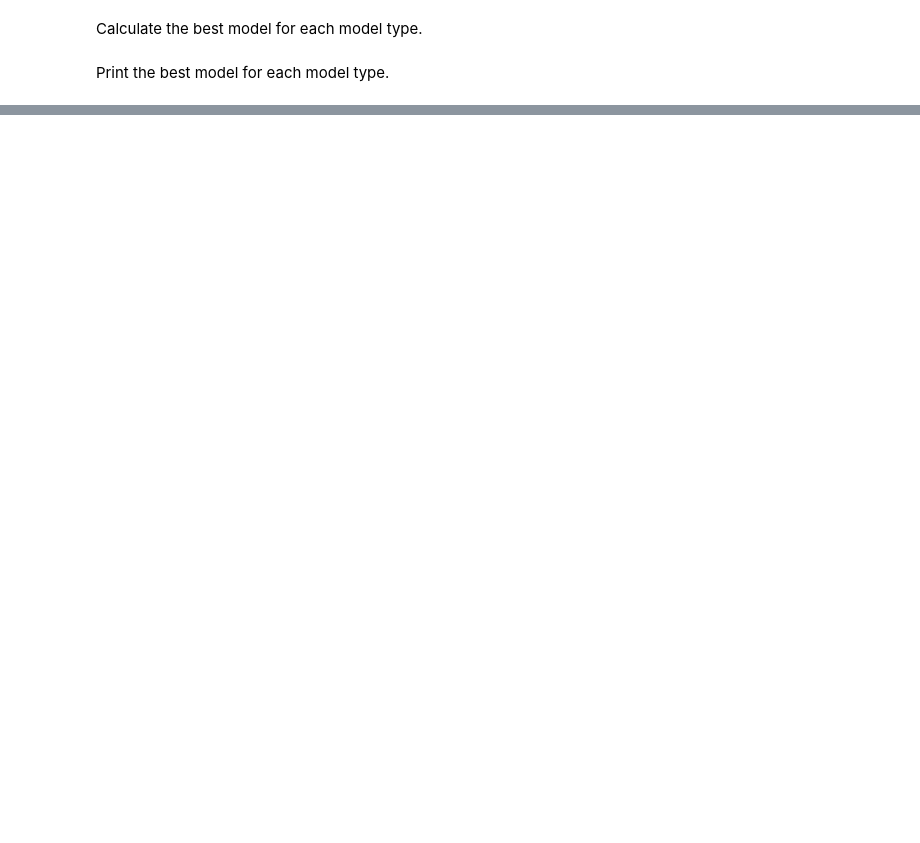
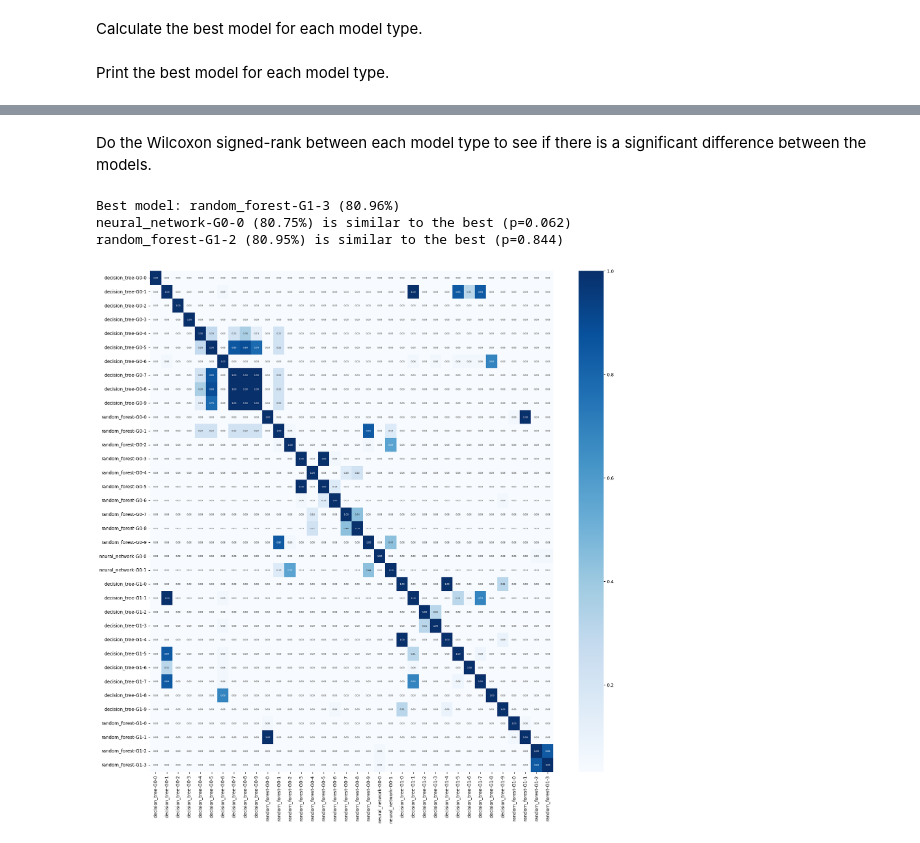
Before and after one commit to Etto48/DataMiningProject, a Jupyter notebook: src/notebooks/selection_results.ipynb, the cells around one changed output, grey strips where cells are left out. Cells and saved outputs as stored; diff of their text form; code cells hidden in the pictures; blank space fills up the shorter version.

Commit message:
Added wilcoxon test

```diff
--- a/src/notebooks/selection_results.ipynb
+++ b/src/notebooks/selection_results.ipynb
@@ -126,0 +130,55 @@ Best Neural Network hyperparameters: {'network': 'ff_binary', 'base_size': 64, '
+# %% [markdown]
+Do the Wilcoxon signed-rank between each model type to see if there is a significant difference between the models.
+# %%
+indices = []
+
+for gen, results in enumerate(search_results):
+    for model_kind, results in results.items():
+        for i, [params, accuracies] in enumerate(results):
+            indices.append((gen, model_kind, i))
+
+p_matrix = np.ones((len(indices), len(indices)))
+
+def model_name_from_index(index: tuple[int, str, int]) -> str:
+    gen, model_kind, i = index
+    return f"{model_kind}-G{gen}-{i}"
+
+for i in range(len(indices)):
+    for j in range(i+1, len(indices)):
+        gen1, model_kind1, i1 = indices[i]
+        gen2, model_kind2, i2 = indices[j]
+        accuracies1 = search_results[gen1][model_kind1][i1][1]
+        accuracies2 = search_results[gen2][model_kind2][i2][1]
+        _, p = wilcoxon(accuracies1, accuracies2)
+        p_matrix[i, j] = p
+        p_matrix[j, i] = p
+        #print(f"{model_kind1}-G{gen1}-{i1} and {model_kind2}-G{gen2}-{i2}: p={p:.2f}")
+
+best_model_index = None
+best_accuracy = 0
+for i, index in enumerate(indices):
+    gen, model_kind, idx = index
+    accuracy = np.mean(search_results[gen][model_kind][idx][1])
+    if accuracy > best_accuracy:
+        best_accuracy = accuracy
+        best_model_index = i
+
+print(f"Best model: {model_name_from_index(indices[best_model_index])} ({best_accuracy*100:.2f}%)")
+for i, index in enumerate(indices):
+    gen, model_kind, idx = index
+    if i == best_model_index:
+        continue
+    p = p_matrix[best_model_index, i]
+    accuracy = np.mean(search_results[gen][model_kind][idx][1])
+    if p >= 0.05:
+        print(f"{model_name_from_index(index)} ({accuracy*100:.2f}%) is similar to the best (p={p:.3f})")
+# %% [output]
+Best model: random_forest-G1-3 (80.96%)
+neural_network-G0-0 (80.75%) is similar to the best (p=0.062)
+random_forest-G1-2 (80.95%) is similar to the best (p=0.844)
+# %%
+plt.figure(figsize=(20, 20))
+sns.heatmap(p_matrix, cmap="Blues", annot=True, xticklabels=[model_name_from_index(i) for i in indices], yticklabels=[model_name_from_index(i) for i in indices], fmt=".2f", annot_kws={"size": 5})
+plt.show()
+# %% [output]
+[figure, added]
```
Also changed, not shown: parts of 4 cells of this notebook.
